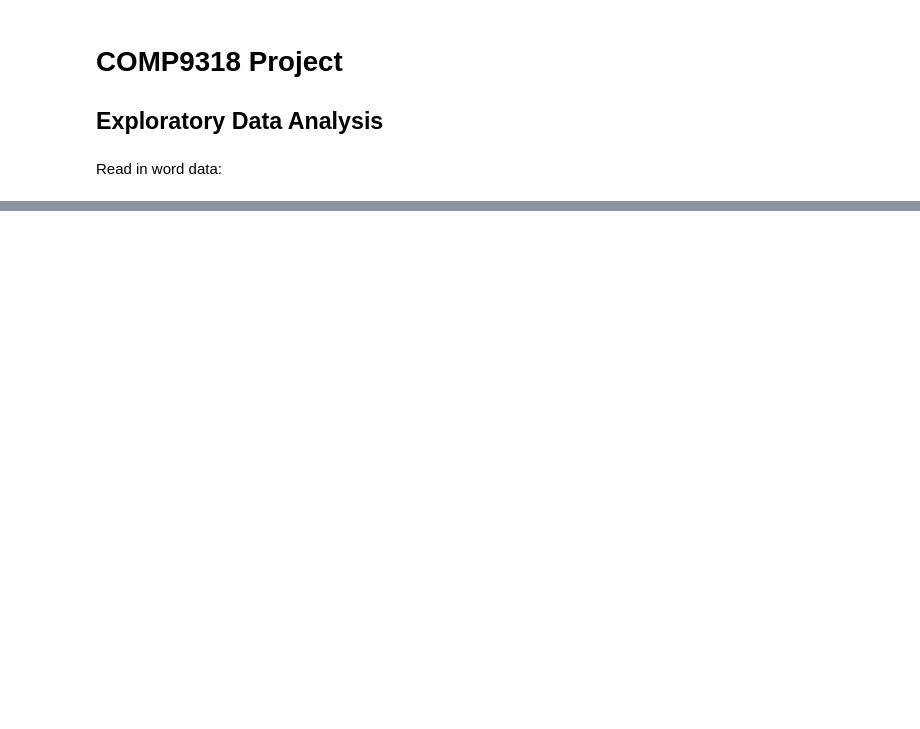
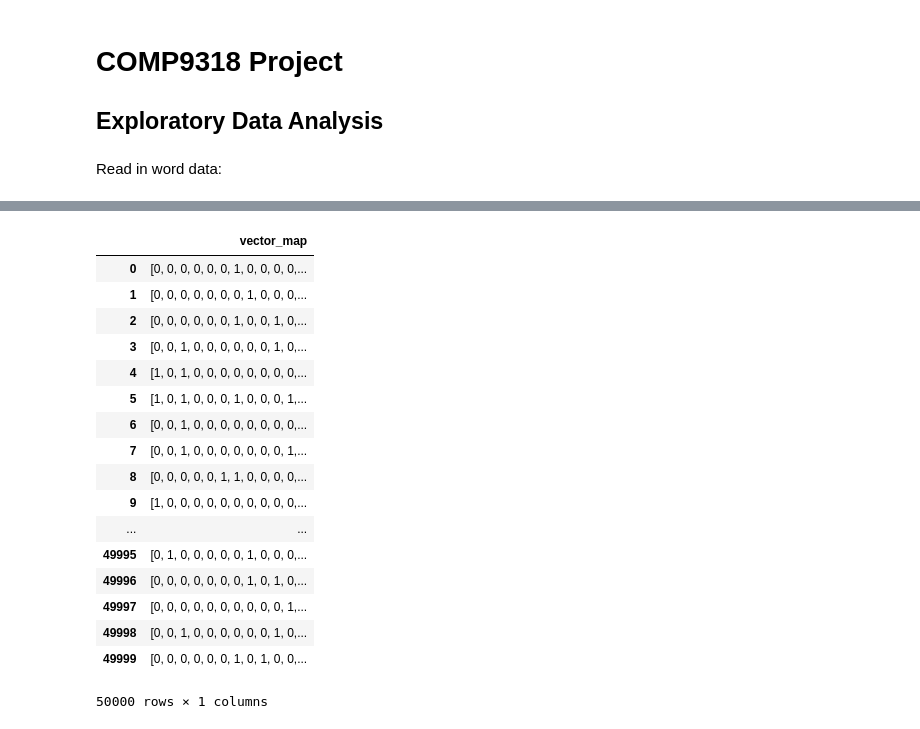
Before and after one commit to EvaLiu11/COMP9318_Proj, a Jupyter notebook: COMP9318_Project Exploration.ipynb, the cells around one changed output, grey strips where cells are left out. Saved outputs shown, nothing was run; the diff lists cells and outputs as text; code cells hidden in the pictures; blank space fills up the shorter version.

```diff
--- a/COMP9318_Project Exploration.ipynb
+++ b/COMP9318_Project Exploration.ipynb
@@ -63,0 +122,22 @@ for pos_tag in pos_tags:
+# %%
+pd.DataFrame(words.vector_map)
+#words.vector_map
+# %% [output]
+|  | vector_map |
+| 0 | [0, 0, 0, 0, 0, 0, 1, 0, 0, 0, 0,... |
+| 1 | [0, 0, 0, 0, 0, 0, 0, 1, 0, 0, 0,... |
+| 2 | [0, 0, 0, 0, 0, 0, 1, 0, 0, 1, 0,... |
+| 3 | [0, 0, 1, 0, 0, 0, 0, 0, 0, 1, 0,... |
+| 4 | [1, 0, 1, 0, 0, 0, 0, 0, 0, 0, 0,... |
+| 5 | [1, 0, 1, 0, 0, 0, 1, 0, 0, 0, 1,... |
+| 6 | [0, 0, 1, 0, 0, 0, 0, 0, 0, 0, 0,... |
+| 7 | [0, 0, 1, 0, 0, 0, 0, 0, 0, 0, 1,... |
+| 8 | [0, 0, 0, 0, 0, 1, 1, 0, 0, 0, 0,... |
+| 9 | [1, 0, 0, 0, 0, 0, 0, 0, 0, 0, 0,... |
+| ... | ... |
+| 49995 | [0, 1, 0, 0, 0, 0, 0, 1, 0, 0, 0,... |
+| 49996 | [0, 0, 0, 0, 0, 0, 0, 1, 0, 1, 0,... |
+| 49997 | [0, 0, 0, 0, 0, 0, 0, 0, 0, 0, 1,... |
+| 49998 | [0, 0, 1, 0, 0, 0, 0, 0, 0, 1, 0,... |
+| 49999 | [0, 0, 0, 0, 0, 0, 1, 0, 1, 0, 0,... |
+50000 rows × 1 columns
```
Also changed, not shown: parts of 16 cells of this notebook, 1 other file.
